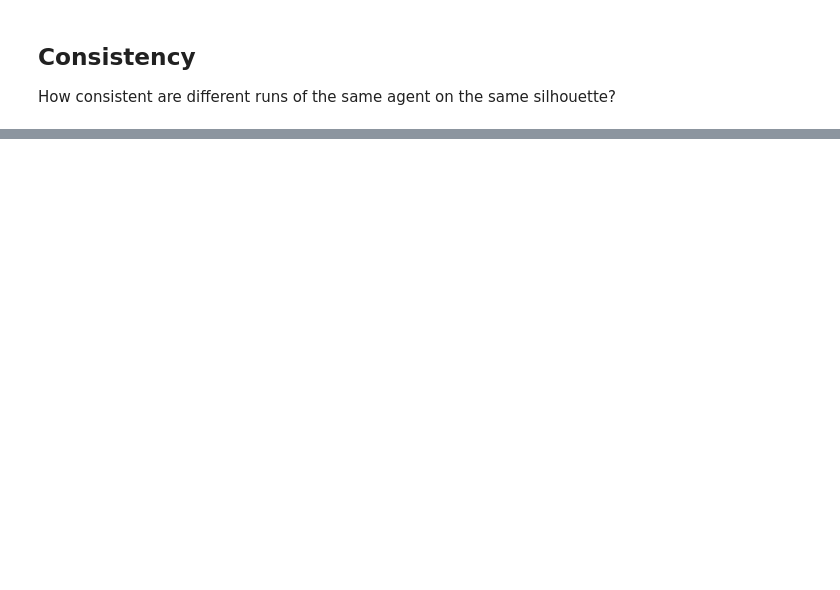
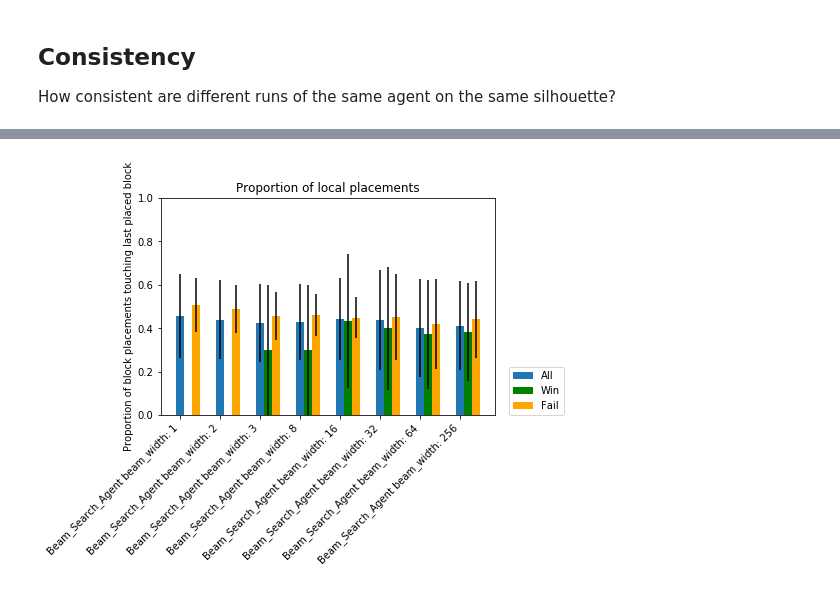
Before and after one commit to cogtoolslab/projection_block_construction, a Jupyter notebook: projection_agent/Analysis.ipynb, the cells around one changed output, grey strips where cells are left out. Saved outputs shown, nothing was run; the diff lists cells and outputs as text; code cells hidden in the pictures; blank space fills up the shorter version.

Commit message:
Added locality bias graph

```diff
--- a/projection_agent/Analysis.ipynb
+++ b/projection_agent/Analysis.ipynb
@@ -26,8 +29,6 @@ from analysis_graphs import *
 Let's load the results of the experiment
 # %%
 df_paths = ['../beam_search.pkl']
-# %%
-df_paths = ['../search_test.pkl']
 # %%
 #load all experiments as one dataframe
 df = pd.concat([pd.read_pickle(l) for l in df_paths])
@@ -133,0 +186,4 @@ Does the agent prefer to place a block on top of or next to the last placed bloc
+# %%
+mean_touching_last_block_per_agent(df)
+# %% [output]
+[figure, added]
```
Also changed, not shown: parts of 13 cells of this notebook, 2 other files.
